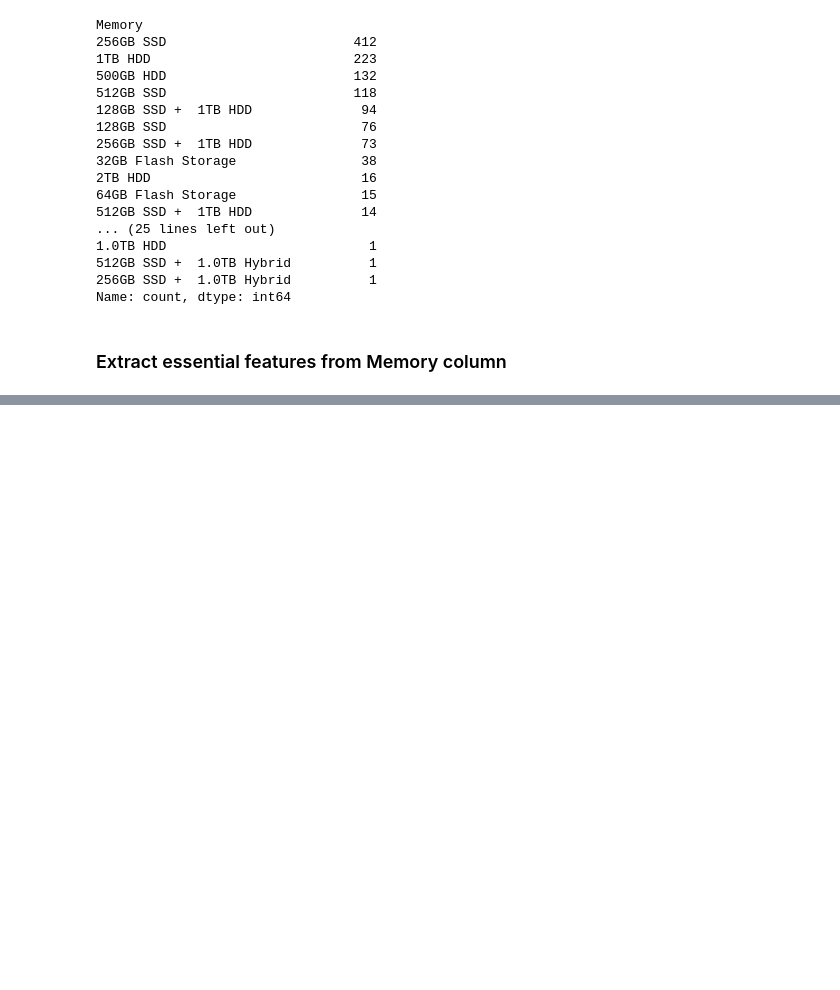
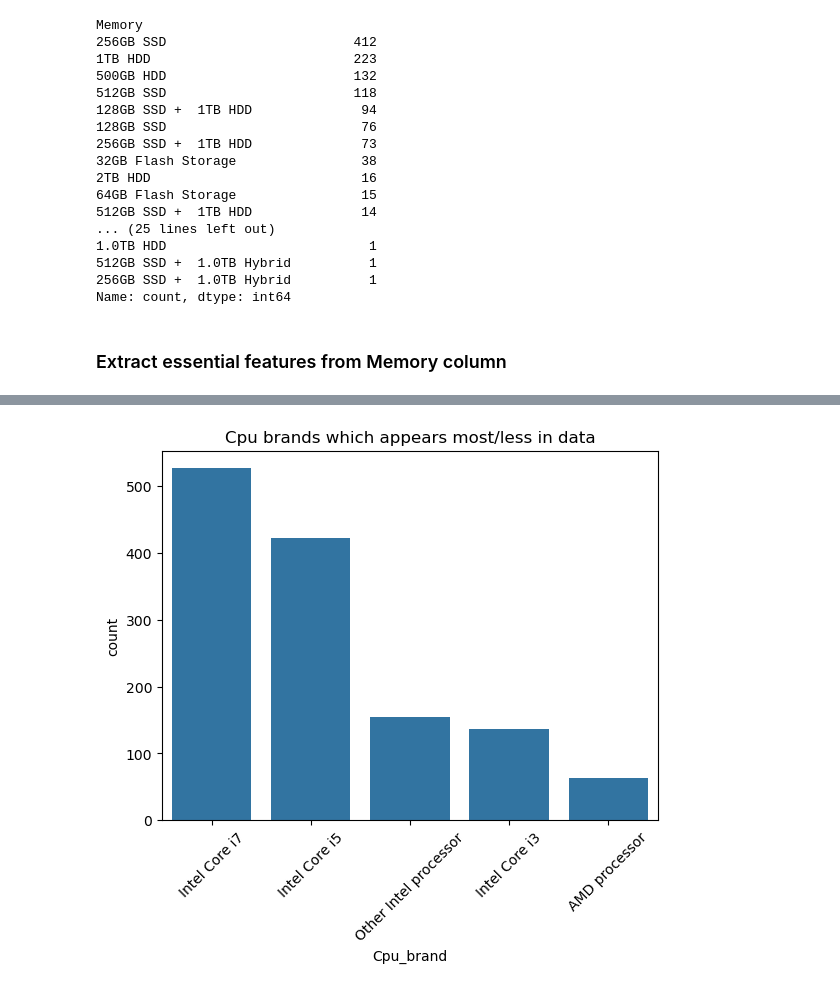
Before and after one commit to proshanta-pal/Laptop-Price-Prediction-using-Machine-Learning, a Jupyter notebook: notebooks/laptop_price_prediction.ipynb, the cells around one changed output, grey strips where cells are left out. Saved outputs shown, nothing was run; the diff lists cells and outputs as text; code cells hidden in the pictures; blank space fills up the shorter version.

Commit message:
Extract meaningful insights from Cpu and Gpu features

```diff
--- a/notebooks/laptop_price_prediction.ipynb
+++ b/notebooks/laptop_price_prediction.ipynb
@@ -386,0 +434,4 @@ df.head()
+# %%
+# Extract Cpu Name
+df['Cpu_name'] = df['Cpu'].apply(lambda x: " ".join(x.split()[:3]))
+df.head()
@@ -386,0 +445,13 @@ df.head()
+# %%
+# Extract Cpu brand
+def cpu_brand(text):
+    if text == 'Intel Core i3' or text == 'Intel Core i5' or text == 'Intel Core i7':
+        return text
+    else:
+        if text.split()[0] == 'Intel':
+            return 'Other Intel processor'
+        else:
+            return 'AMD processor'
+
+df['Cpu_brand'] = df['Cpu_name'].apply(cpu_brand)
+df.head()
@@ -386,0 +465,4 @@ df.head()
+# %%
+# Extract Cpu GHz
+df['Cpu_GHz'] = df['Cpu'].apply(lambda x: x.split()[-1].replace('GHz', '')).astype('float64')
+df.head()
@@ -386,0 +476,4 @@ df.head()
+# %%
+# Remove Cpu, and Cpu_name columns
+df.drop(columns=['Cpu', 'Cpu_name'], inplace=True)
+df.head()
@@ -386,0 +487,9 @@ df.head()
+# %%
+# Which Cpu brand appears most/less in the data?
+sns.countplot(data=df, x='Cpu_brand', order=df['Cpu_brand'].value_counts().index)
+plt.title("Cpu brands which appears most/less in data")
+plt.xticks(rotation=45)
+plt.savefig("../outputs/figures/9_laptop_cpu_brands.png", dpi=150, bbox_inches="tight")
+plt.show()
+# %% [output]
+[figure, added]
```
Also changed, not shown: parts of 21 cells of this notebook, 8 other files.
